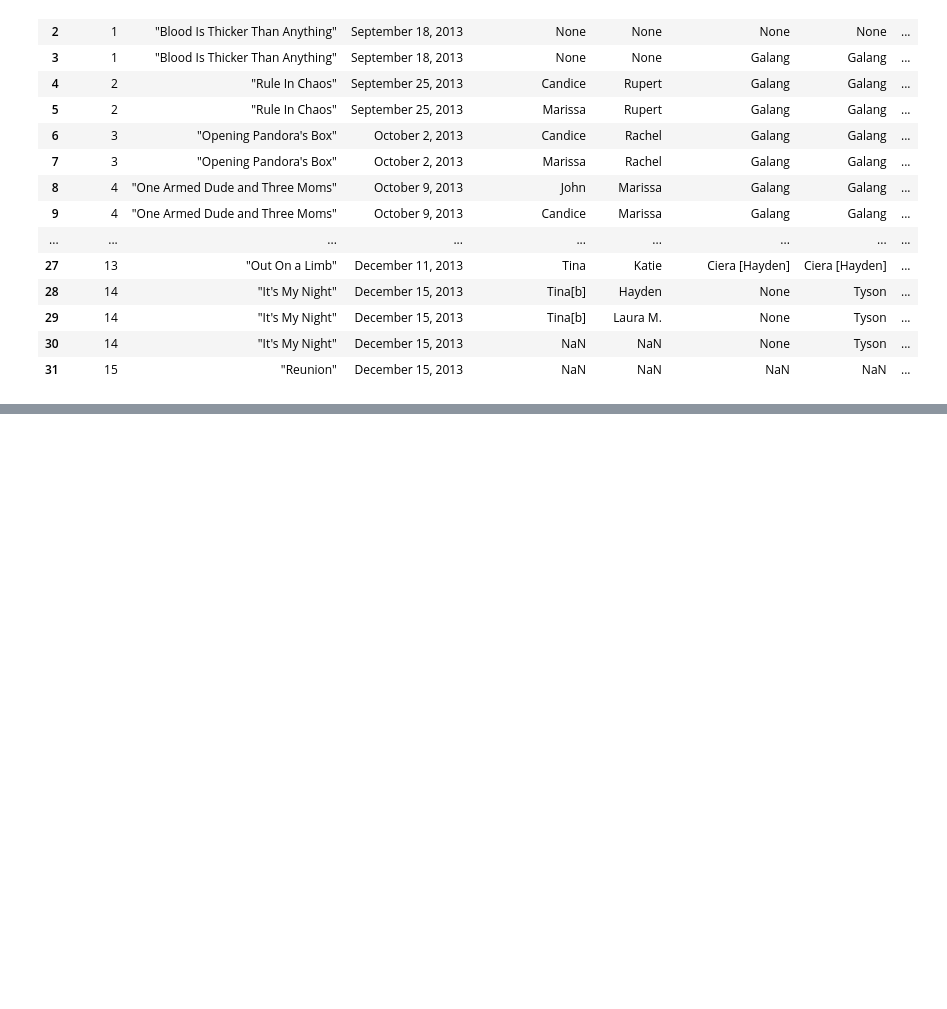
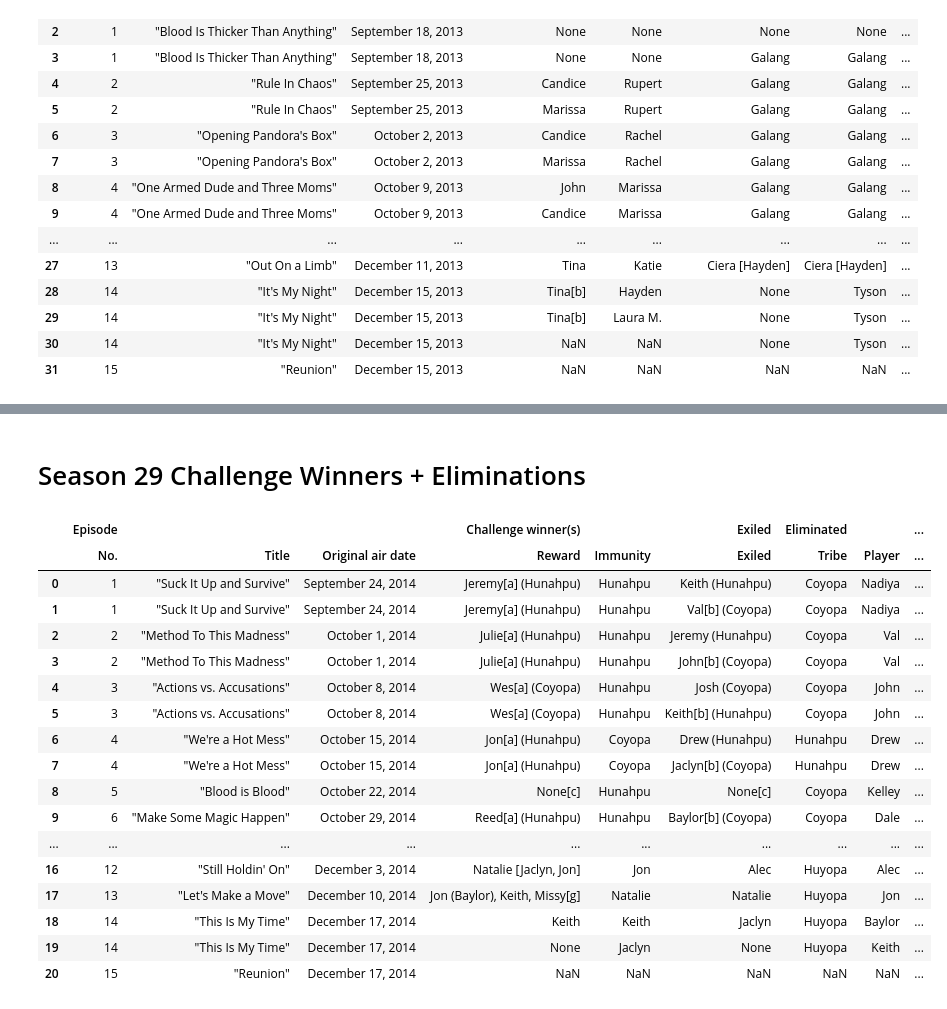
Before and after one commit to Erica-Exotica/DA8-capstone, a Jupyter notebook: notebook/CapstoneV2.ipynb, the cells around one changed output, grey strips where cells are left out. Drawn from its saved outputs; the diff is of its cells as text; code cells hidden in the pictures; blank space fills up the shorter version.

```diff
--- a/notebook/CapstoneV2.ipynb
+++ b/notebook/CapstoneV2.ipynb
@@ -1743,0 +1746,9 @@ challenge_winners_eliminations27
+# %%
+szn_28_URL = 'https://en.wikipedia.org/wiki/Survivor:_Cagayan'
+response28 = requests.get(szn_28_URL)
+soup28 = BS(response28.text)
+contestants_df_szn28 = pd.read_html(str(soup28.find('table', attrs={'class' : 'wikitable'})))[0]
+contestants_df_szn28['Season'] = 'Season 28'
+contestants_df_szn28.columns =  ['Contestant', 'Age', 'From', 'Original Tribe', 'Switched Tribe', 'Merged Tribe', 'Placement', 'Finish Day', 'Season']
+all_contestants.append(contestants_df_szn28)
+contestants_df_szn28
@@ -1743,0 +1775,7 @@ challenge_winners_eliminations27
+# %%
+tables28 = soup28.find_all('table', attrs={'class': 'wikitable'})
+second_table28 = tables28[1]
+challenge_winners_eliminations28 = pd.read_html(str(second_table28))[0]
+challenge_winners_eliminations28['Season'] = 'Season 28'
+all_challenge_winners_eliminations.append(challenge_winners_eliminations28)
+challenge_winners_eliminations28
@@ -1743,0 +1803,9 @@ challenge_winners_eliminations27
+# %%
+szn_29_URL = 'https://en.wikipedia.org/wiki/Survivor:_San_Juan_del_Sur'
+response29 = requests.get(szn_29_URL)
+soup29 = BS(response29.text)
+contestants_df_szn29 = pd.read_html(str(soup29.find('table', attrs={'class' : 'wikitable'})))[0]
+contestants_df_szn29['Season'] = 'Season 29'
+contestants_df_szn29.columns =  ['Contestant', 'Age', 'From', 'Original Tribe', 'Switched Tribe', 'Merged Tribe', 'Placement', 'Finish Day', 'Season']
+all_contestants.append(contestants_df_szn29)
+contestants_df_szn29
@@ -1743,0 +1830,28 @@ challenge_winners_eliminations27
+# %% [markdown]
+# Season 29 Challenge Winners + Eliminations
+# %%
+tables29 = soup29.find_all('table', attrs={'class': 'wikitable'})
+second_table29 = tables29[1]
+challenge_winners_eliminations29 = pd.read_html(str(second_table29))[0]
+challenge_winners_eliminations29['Season'] = 'Season 29'
+all_challenge_winners_eliminations.append(challenge_winners_eliminations29)
+challenge_winners_eliminations29
+# %% [output]
+|  | Episode |  |  | Challenge winner(s) |  | Exiled | Eliminated |  | ... |
+|  | No. | Title | Original air date | Reward | Immunity | Exiled | Tribe | Player | ... |
+| 0 | 1 | "Suck It Up and Survive" | September 24, 2014 | Jeremy[a] (Hunahpu) | Hunahpu | Keith (Hunahpu) | Coyopa | Nadiya | ... |
+| 1 | 1 | "Suck It Up and Survive" | September 24, 2014 | Jeremy[a] (Hunahpu) | Hunahpu | Val[b] (Coyopa) | Coyopa | Nadiya | ... |
+| 2 | 2 | "Method To This Madness" | October 1, 2014 | Julie[a] (Hunahpu) | Hunahpu | Jeremy (Hunahpu) | Coyopa | Val | ... |
+| 3 | 2 | "Method To This Madness" | October 1, 2014 | Julie[a] (Hunahpu) | Hunahpu | John[b] (Coyopa) | Coyopa | Val | ... |
+| 4 | 3 | "Actions vs. Accusations" | October 8, 2014 | Wes[a] (Coyopa) | Hunahpu | Josh (Coyopa) | Coyopa | John | ... |
+| 5 | 3 | "Actions vs. Accusations" | October 8, 2014 | Wes[a] (Coyopa) | Hunahpu | Keith[b] (Hunahpu) | Coyopa | John | ... |
+| 6 | 4 | "We're a Hot Mess" | October 15, 2014 | Jon[a] (Hunahpu) | Coyopa | Drew (Hunahpu) | Hunahpu | Drew | ... |
+| 7 | 4 | "We're a Hot Mess" | October 15, 2014 | Jon[a] (Hunahpu) | Coyopa | Jaclyn[b] (Coyopa) | Hunahpu | Drew | ... |
+| 8 | 5 | "Blood is Blood" | October 22, 2014 | None[c] | Hunahpu | None[c] | Coyopa | Kelley | ... |
+| 9 | 6 | "Make Some Magic Happen" | October 29, 2014 | Reed[a] (Hunahpu) | Hunahpu | Baylor[b] (Coyopa) | Coyopa | Dale | ... |
+| ... | ... | ... | ... | ... | ... | ... | ... | ... | ... |
+| 16 | 12 | "Still Holdin' On" | December 3, 2014 | Natalie [Jaclyn, Jon] | Jon | Alec | Huyopa | Alec | ... |
+| 17 | 13 | "Let's Make a Move" | December 10, 2014 | Jon (Baylor), Keith, Missy[g] | Natalie | Natalie | Huyopa | Jon | ... |
+| 18 | 14 | "This Is My Time" | December 17, 2014 | Keith | Keith | Jaclyn | Huyopa | Baylor | ... |
+| 19 | 14 | "This Is My Time" | December 17, 2014 | None | Jaclyn | None | Huyopa | Keith | ... |
+| 20 | 15 | "Reunion" | December 17, 2014 | NaN | NaN | NaN | NaN | NaN | ... |
```
Also changed, not shown: parts of 26 cells of this notebook.
